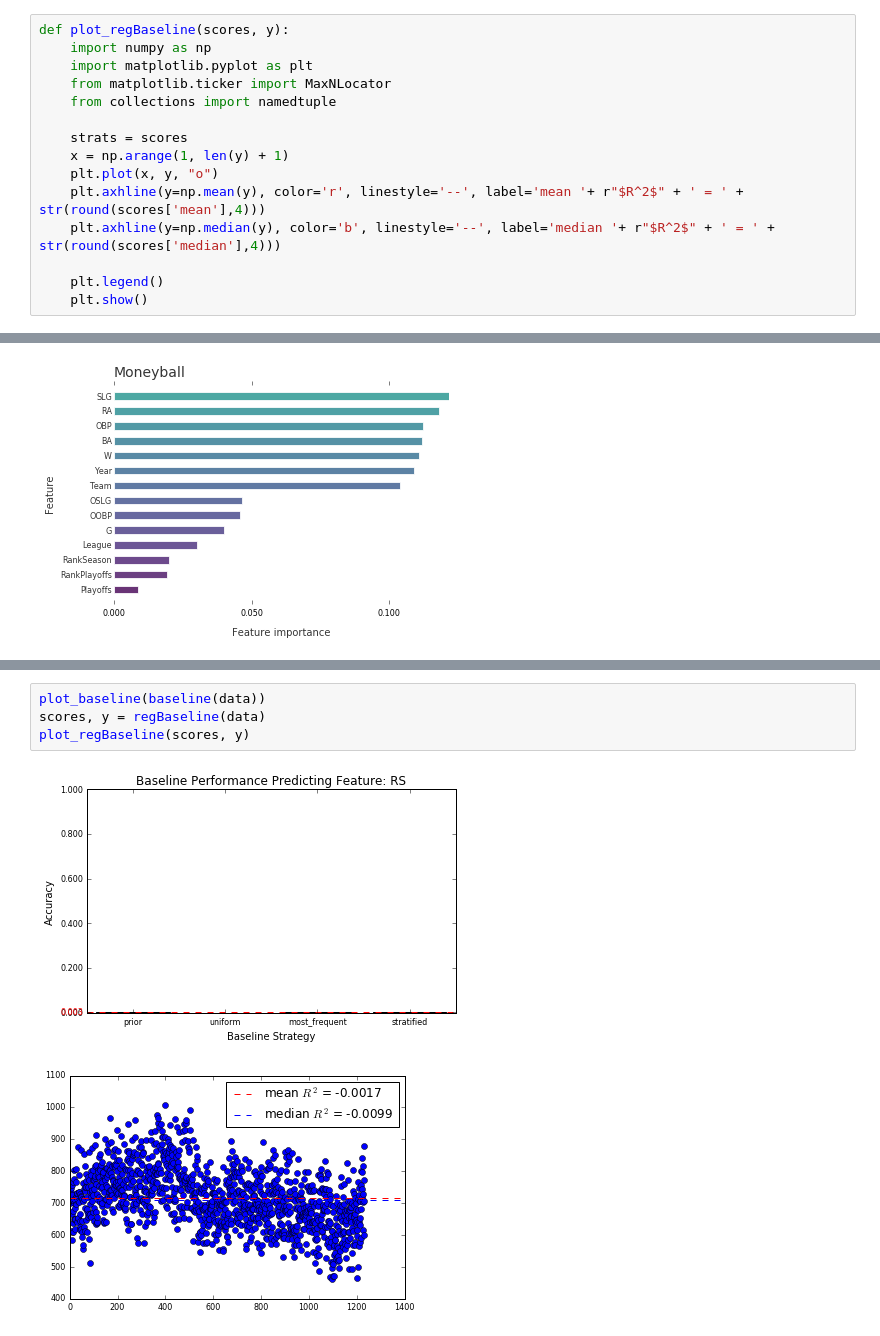
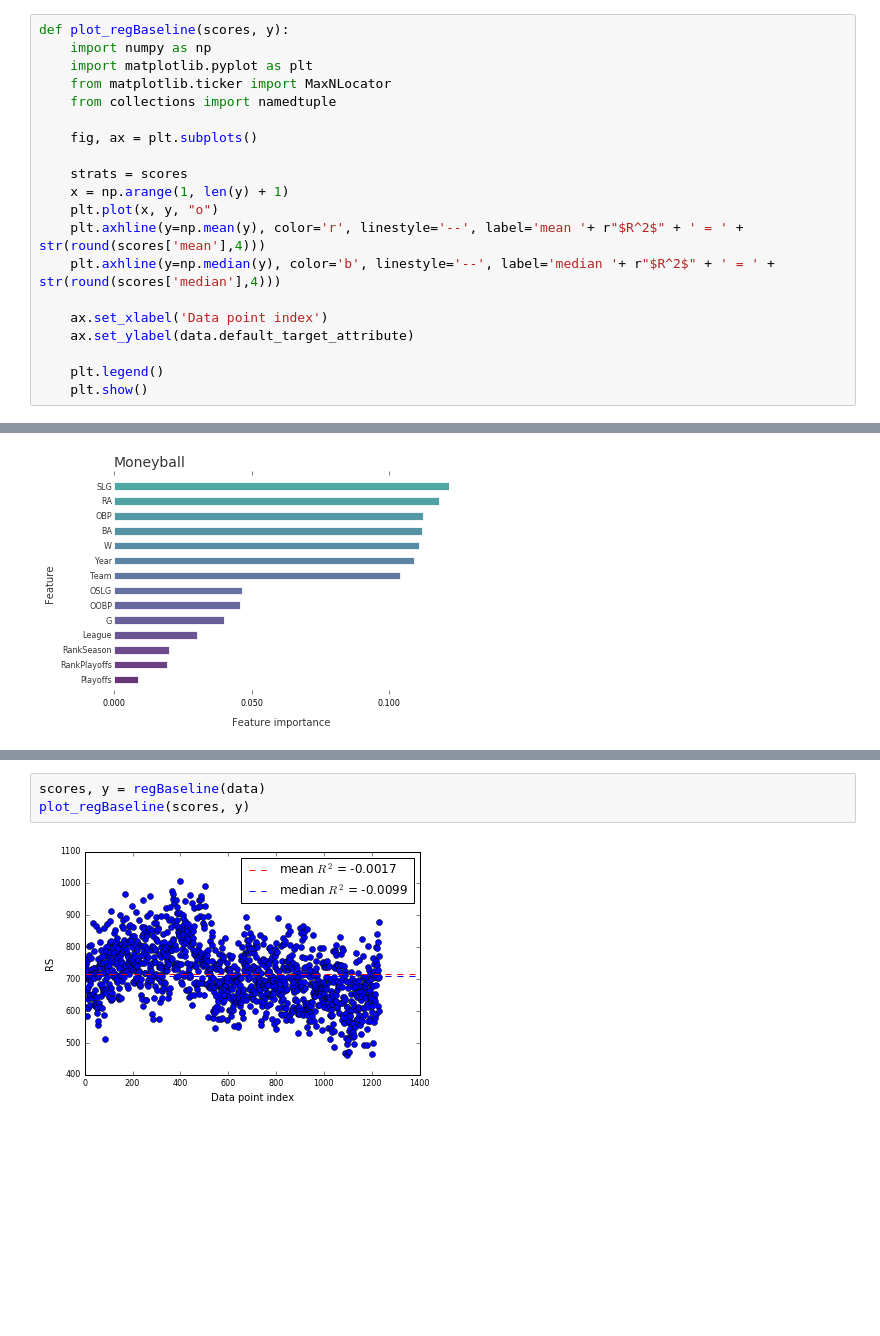
Before and after one commit to Hugoos/TestAutoNotebook, a Jupyter notebook: 41021.ipynb, the cells around one changed output, grey strips where cells are left out. Cells and saved outputs as stored; diff of their text form; blank space fills up the shorter version.

Commit message:
Added automatic classification of target feature. Regression baseline now has text + various improvements

```diff
--- a/41021.ipynb
+++ b/41021.ipynb
@@ -89,12 +47,17 @@ def plot_regBaseline(scores, y):
     from matplotlib.ticker import MaxNLocator
     from collections import namedtuple
 
+    fig, ax = plt.subplots()
+
     strats = scores
     x = np.arange(1, len(y) + 1)
     plt.plot(x, y, "o")
     plt.axhline(y=np.mean(y), color='r', linestyle='--', label='mean '+ r"$R^2$" + ' = ' + str(round(scores['mean'],4)))
     plt.axhline(y=np.median(y), color='b', linestyle='--', label='median '+ r"$R^2$" + ' = ' + str(round(scores['median'],4)))
 
+    ax.set_xlabel('Data point index')
+    ax.set_ylabel(data.default_target_attribute)
+
     plt.legend()
     plt.show()
 # %% [markdown]
@@ -191,7 +148,5 @@ The horizontal red dotted line denotes the baseline value for this dataset which
 # %%
-plot_baseline(baseline(data))
 scores, y = regBaseline(data)
 plot_regBaseline(scores, y)
 # %% [output]
-[figure, old version]
+[figure, new version]
-[figure, removed]
```
Also changed, not shown: parts of 6 cells of this notebook, 2 other files.
